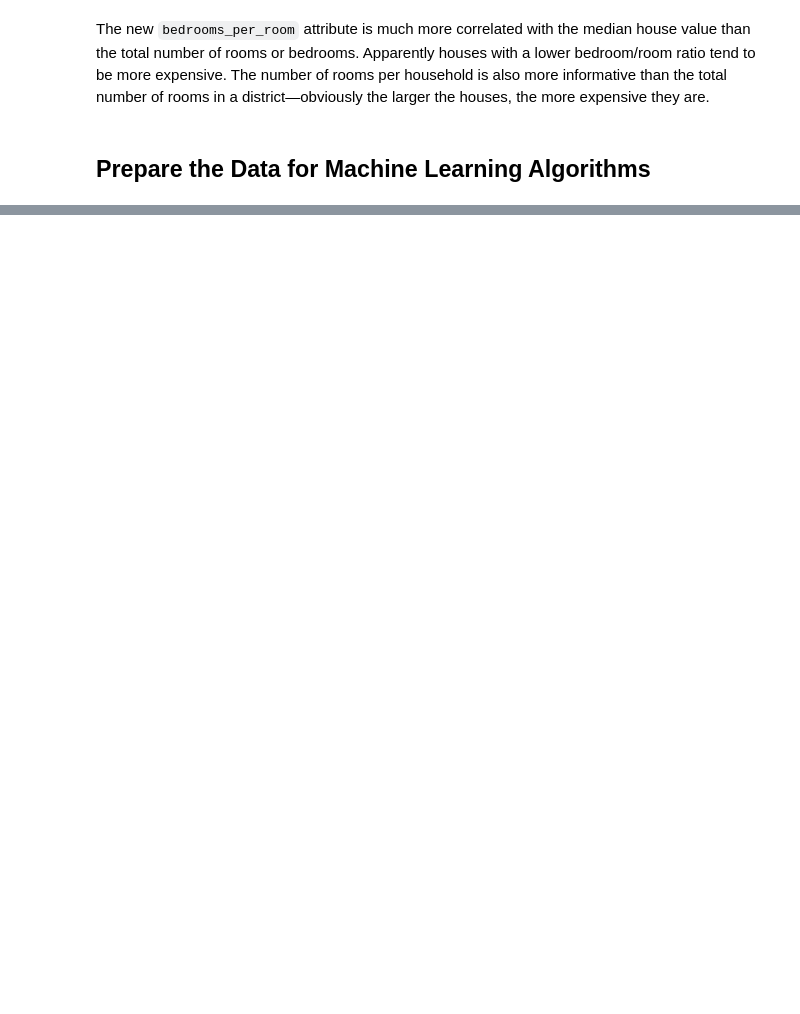
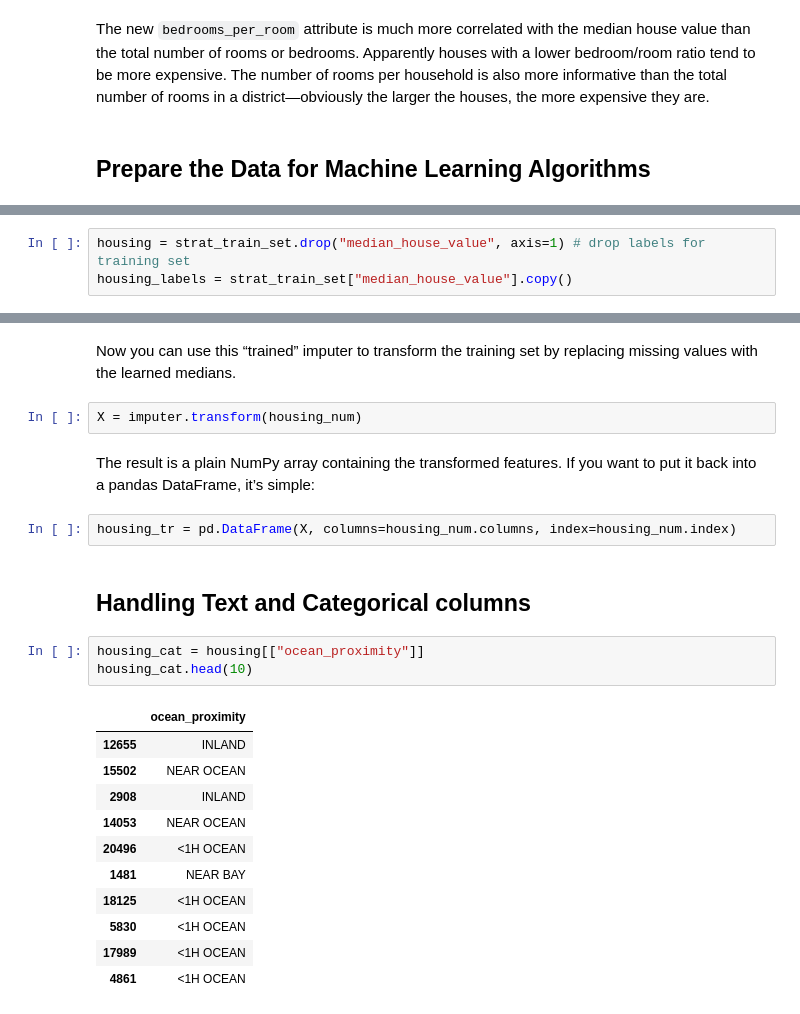
Before and after one commit to shahpranshu27/HandsOn_ML, a Jupyter notebook: 02_Housing.ipynb, the cells around one changed output, grey strips where cells are left out. Drawn from its saved outputs; the diff is of its cells as text; blank space fills up the shorter version.

```diff
--- a/02_Housing.ipynb
+++ b/02_Housing.ipynb
@@ -403,0 +412,3 @@ district—obviously the larger the houses, the more expensive they are.
+# %%
+housing = strat_train_set.drop("median_house_value", axis=1) # drop labels for training set
+housing_labels = strat_train_set["median_house_value"].copy()
@@ -403,0 +479,27 @@ district—obviously the larger the houses, the more expensive they are.
+# %% [markdown]
+Now you can use this “trained” imputer to transform the training set by replacing
+missing values with the learned medians.
+# %%
+X = imputer.transform(housing_num)
+# %% [markdown]
+The result is a plain NumPy array containing the transformed features. If you want to
+put it back into a pandas DataFrame, it’s simple:
+# %%
+housing_tr = pd.DataFrame(X, columns=housing_num.columns, index=housing_num.index)
+# %% [markdown]
+## **Handling Text and Categorical columns**
+# %%
+housing_cat = housing[["ocean_proximity"]]
+housing_cat.head(10)
+# %% [output]
+|  | ocean_proximity |
+| 12655 | INLAND |
+| 15502 | NEAR OCEAN |
+| 2908 | INLAND |
+| 14053 | NEAR OCEAN |
+| 20496 | <1H OCEAN |
+| 1481 | NEAR BAY |
+| 18125 | <1H OCEAN |
+| 5830 | <1H OCEAN |
+| 17989 | <1H OCEAN |
+| 4861 | <1H OCEAN |
```
Also changed, not shown: parts of 27 cells of this notebook.
